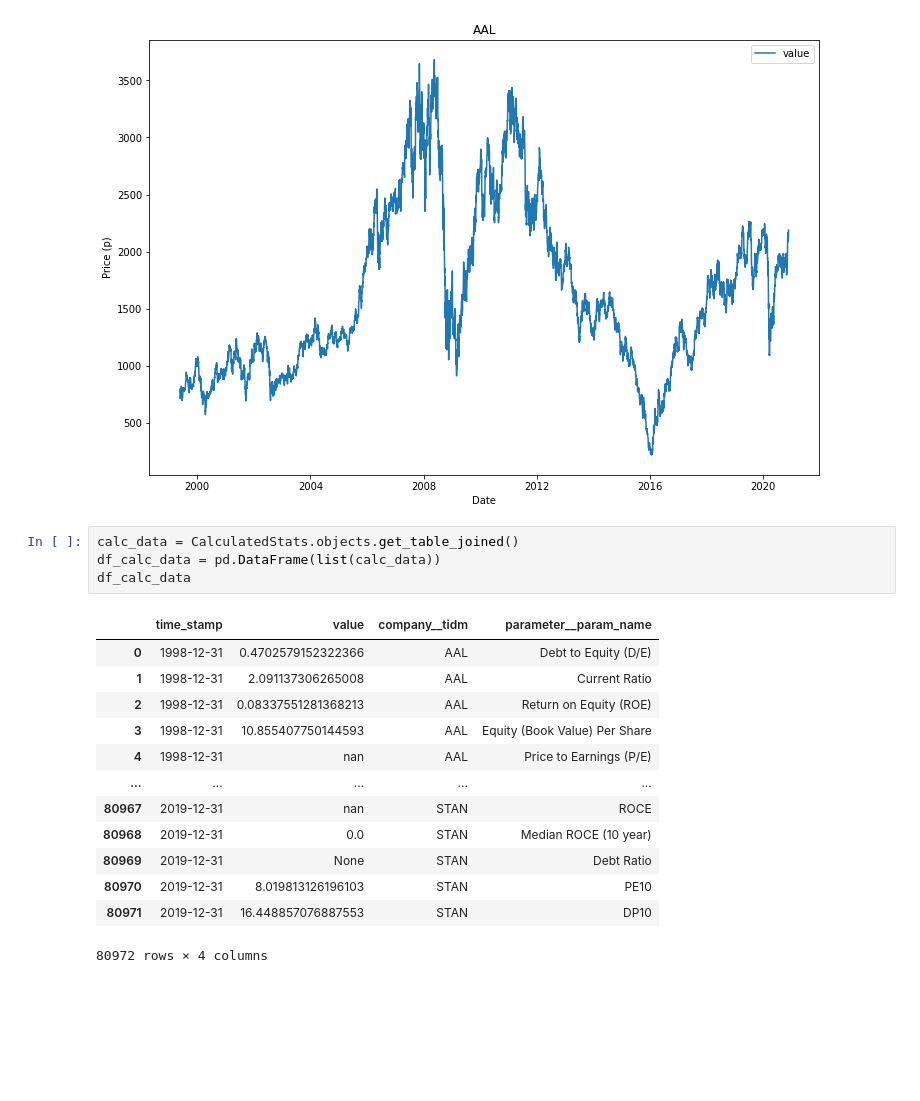
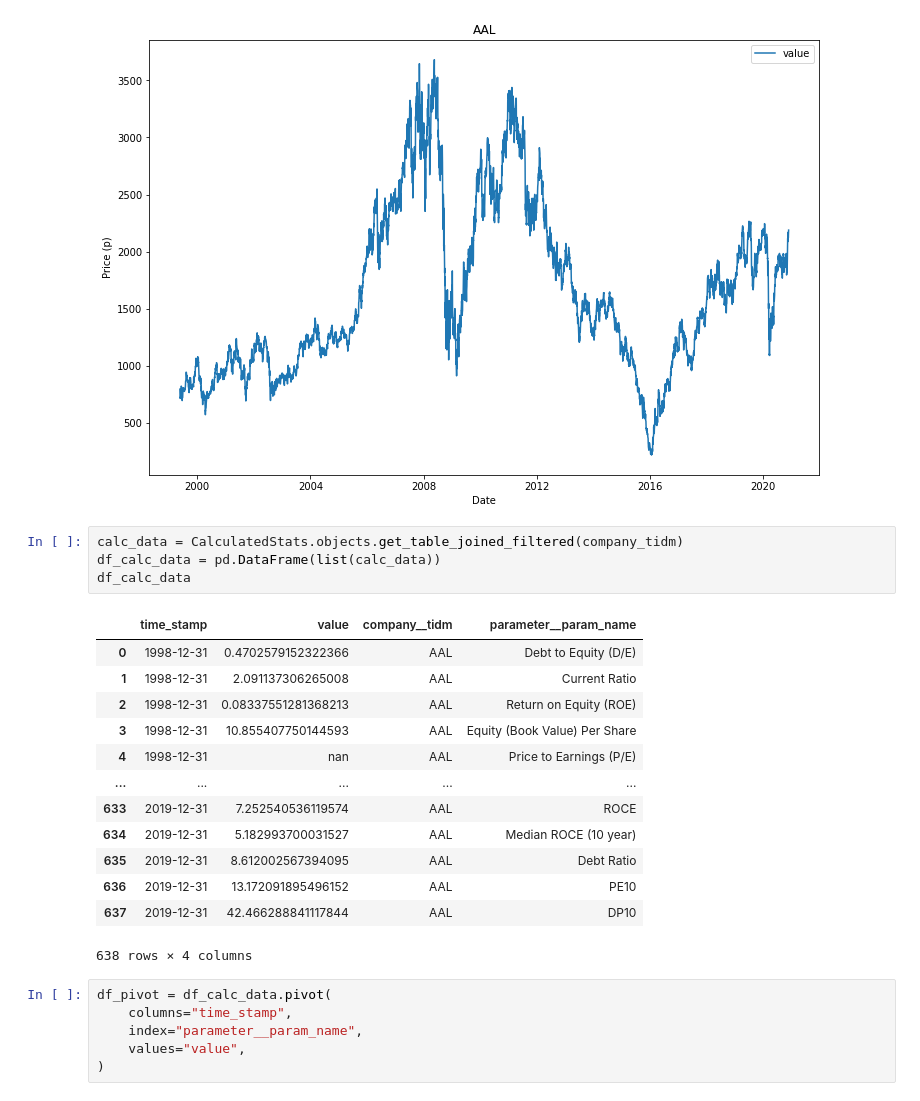
Before and after one commit to dmitchell-dev/value_investing, a Jupyter notebook: orm_jupyter_test.ipynb, the cells around one changed output. Cells and saved outputs as stored; diff of their text form; blank space fills up the shorter version.

```diff
--- a/orm_jupyter_test.ipynb
+++ b/orm_jupyter_test.ipynb
@@ -78,20 +78,26 @@ plt.ylabel('Price (p)')
 Text(0, 0.5, 'Price (p)')
 [figure]
 # %%
-calc_data = CalculatedStats.objects.get_table_joined()
+calc_data = CalculatedStats.objects.get_table_joined_filtered(company_tidm)
 df_calc_data = pd.DataFrame(list(calc_data))
 df_calc_data
 # %% [output]
 |  | time_stamp | value | company__tidm | parameter__param_name |
 | 0 | 1998-12-31 | 0.4702579152322366 | AAL | Debt to Equity (D/E) |
 | 1 | 1998-12-31 | 2.091137306265008 | AAL | Current Ratio |
 | 2 | 1998-12-31 | 0.08337551281368213 | AAL | Return on Equity (ROE) |
 | 3 | 1998-12-31 | 10.855407750144593 | AAL | Equity (Book Value) Per Share |
 | 4 | 1998-12-31 | nan | AAL | Price to Earnings (P/E) |
 | ... | ... | ... | ... | ... |
-| 80967 | 2019-12-31 | nan | STAN | ROCE |
-| 80968 | 2019-12-31 | 0.0 | STAN | Median ROCE (10 year) |
-| 80969 | 2019-12-31 | None | STAN | Debt Ratio |
-| 80970 | 2019-12-31 | 8.019813126196103 | STAN | PE10 |
-| 80971 | 2019-12-31 | 16.448857076887553 | STAN | DP10 |
+| 633 | 2019-12-31 | 7.252540536119574 | AAL | ROCE |
+| 634 | 2019-12-31 | 5.182993700031527 | AAL | Median ROCE (10 year) |
+| 635 | 2019-12-31 | 8.612002567394095 | AAL | Debt Ratio |
+| 636 | 2019-12-31 | 13.172091895496152 | AAL | PE10 |
+| 637 | 2019-12-31 | 42.466288841117844 | AAL | DP10 |
-80972 rows × 4 columns
+638 rows × 4 columns
+# %%
+df_pivot = df_calc_data.pivot(
+    columns="time_stamp",
+    index="parameter__param_name",
+    values="value",
+)
```
Also changed, not shown: parts of 4 cells of this notebook, 4 other files.
